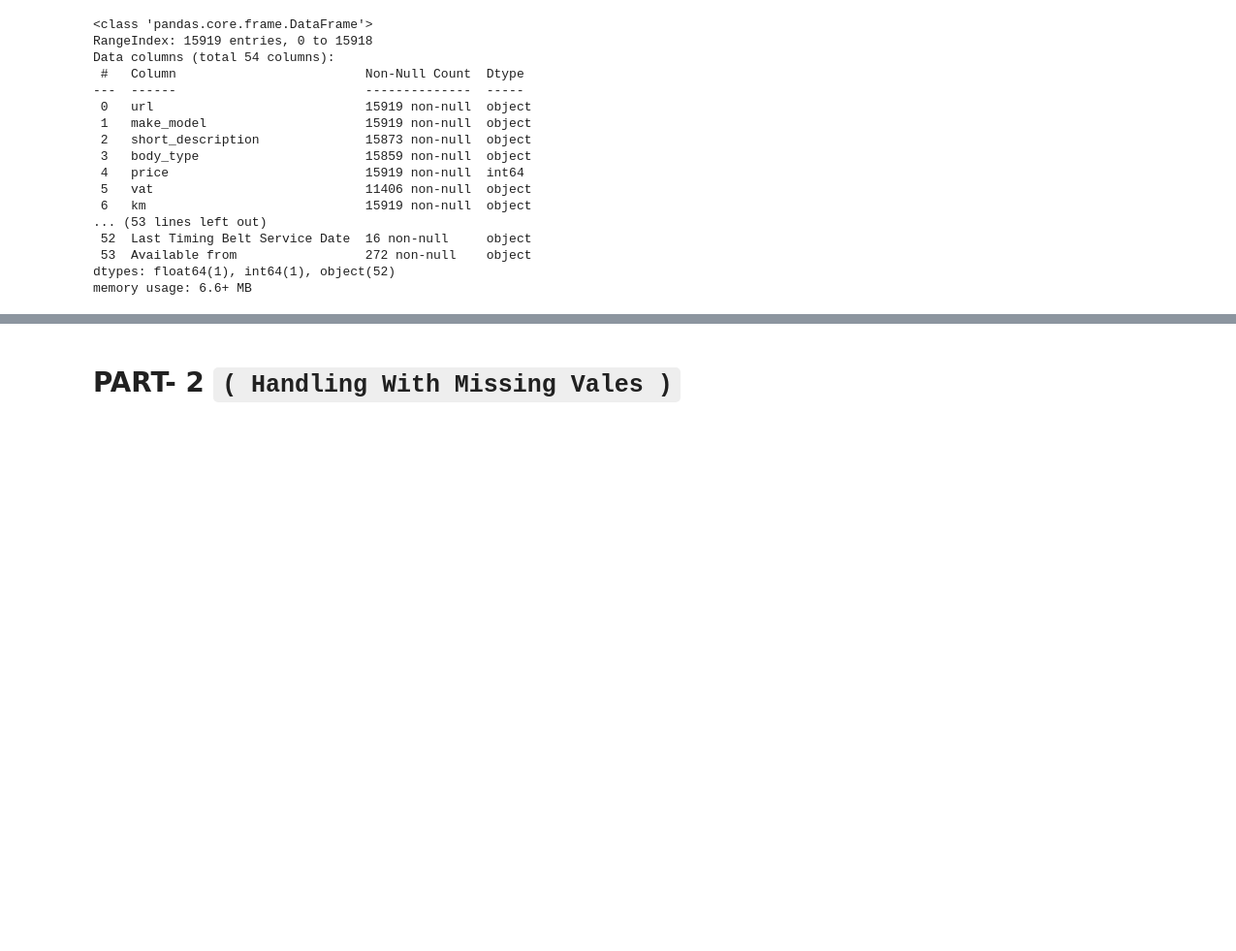
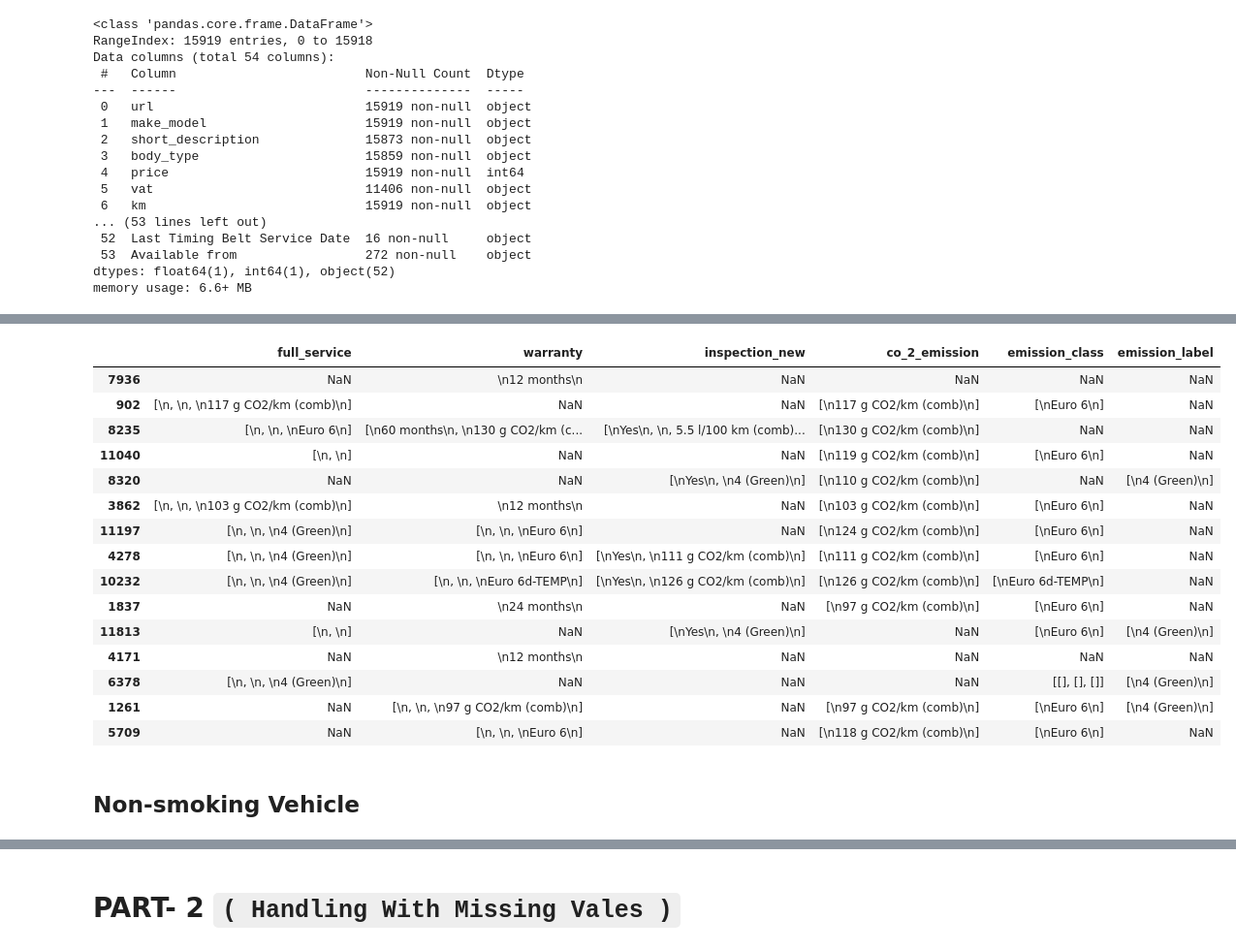
Before and after one commit to YusufSHub/DAwPython-Capstone-Project, a Jupyter notebook: DAwPy-Capstone_Project_(AutoScout)_D1124-Yusuf.ipynb, the cells around one changed output, grey strips where cells are left out. Shown: that part at 97% size. Cells and saved outputs as stored; diff of their text form; code cells hidden in the pictures; blank space fills up the shorter version.

```diff
--- a/DAwPy-Capstone_Project_(AutoScout)_D1124-Yusuf.ipynb
+++ b/DAwPy-Capstone_Project_(AutoScout)_D1124-Yusuf.ipynb
@@ -91,0 +1273,2 @@ df["kW"].isna().count()
+# %%
+df.co_2_emission= df["co_2_emission"].str.extract('(\\d+)').astype(float)
@@ -91,0 +1332,7 @@ df["kW"].isna().count()
+# %%
+df.warranty = [item[0] if type(item) == list else item for item in df["warranty"]]
+# ## hepsini liste disina cikaracak4
+# %%
+df.warranty = df["warranty"].str.strip("\n")
+# %%
+df.warranty = df["warranty"].str.extract('(\\d+)').astype(float)
@@ -91,0 +1381,21 @@ df["kW"].isna().count()
+# %%
+df[["full_service","warranty","inspection_new", "co_2_emission", "emission_class","emission_label"]].sample(15)
+# %% [output]
+|  | full_service | warranty | inspection_new | co_2_emission | emission_class | emission_label |
+| 7936 | NaN | \n12 months\n | NaN | NaN | NaN | NaN |
+| 902 | [\n, \n, \n117 g CO2/km (comb)\n] | NaN | NaN | [\n117 g CO2/km (comb)\n] | [\nEuro 6\n] | NaN |
+| 8235 | [\n, \n, \nEuro 6\n] | [\n60 months\n, \n130 g CO2/km (c... | [\nYes\n, \n, 5.5 l/100 km (comb)... | [\n130 g CO2/km (comb)\n] | NaN | NaN |
+| 11040 | [\n, \n] | NaN | NaN | [\n119 g CO2/km (comb)\n] | [\nEuro 6\n] | NaN |
+| 8320 | NaN | NaN | [\nYes\n, \n4 (Green)\n] | [\n110 g CO2/km (comb)\n] | NaN | [\n4 (Green)\n] |
+| 3862 | [\n, \n, \n103 g CO2/km (comb)\n] | \n12 months\n | NaN | [\n103 g CO2/km (comb)\n] | [\nEuro 6\n] | NaN |
+| 11197 | [\n, \n, \n4 (Green)\n] | [\n, \n, \nEuro 6\n] | NaN | [\n124 g CO2/km (comb)\n] | [\nEuro 6\n] | NaN |
+| 4278 | [\n, \n, \n4 (Green)\n] | [\n, \n, \nEuro 6\n] | [\nYes\n, \n111 g CO2/km (comb)\n] | [\n111 g CO2/km (comb)\n] | [\nEuro 6\n] | NaN |
+| 10232 | [\n, \n, \n4 (Green)\n] | [\n, \n, \nEuro 6d-TEMP\n] | [\nYes\n, \n126 g CO2/km (comb)\n] | [\n126 g CO2/km (comb)\n] | [\nEuro 6d-TEMP\n] | NaN |
+| 1837 | NaN | \n24 months\n | NaN | [\n97 g CO2/km (comb)\n] | [\nEuro 6\n] | NaN |
+| 11813 | [\n, \n] | NaN | [\nYes\n, \n4 (Green)\n] | NaN | [\nEuro 6\n] | [\n4 (Green)\n] |
+| 4171 | NaN | \n12 months\n | NaN | NaN | NaN | NaN |
+| 6378 | [\n, \n, \n4 (Green)\n] | NaN | NaN | NaN | [[], [], []] | [\n4 (Green)\n] |
+| 1261 | NaN | [\n, \n, \n97 g CO2/km (comb)\n] | NaN | [\n97 g CO2/km (comb)\n] | [\nEuro 6\n] | [\n4 (Green)\n] |
+| 5709 | NaN | [\n, \n, \nEuro 6\n] | NaN | [\n118 g CO2/km (comb)\n] | [\nEuro 6\n] | NaN |
+# %% [markdown]
+## Non-smoking Vehicle
```
Also changed, not shown: parts of 259 cells of this notebook, 5 other files.
